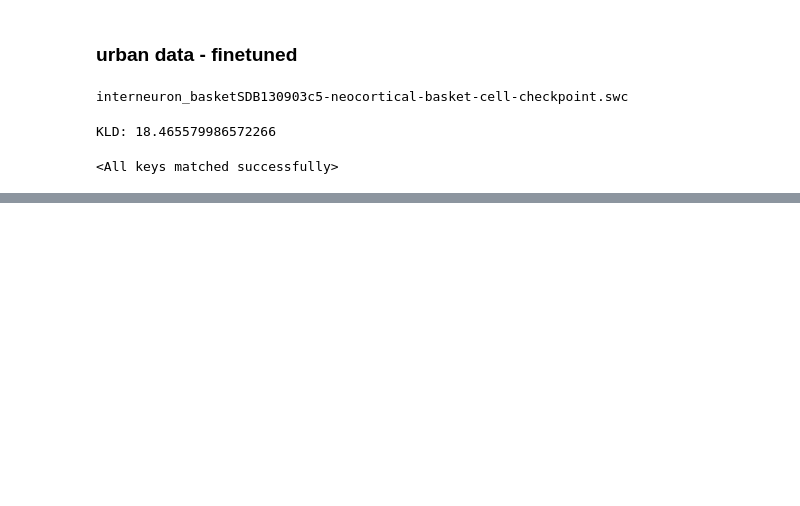
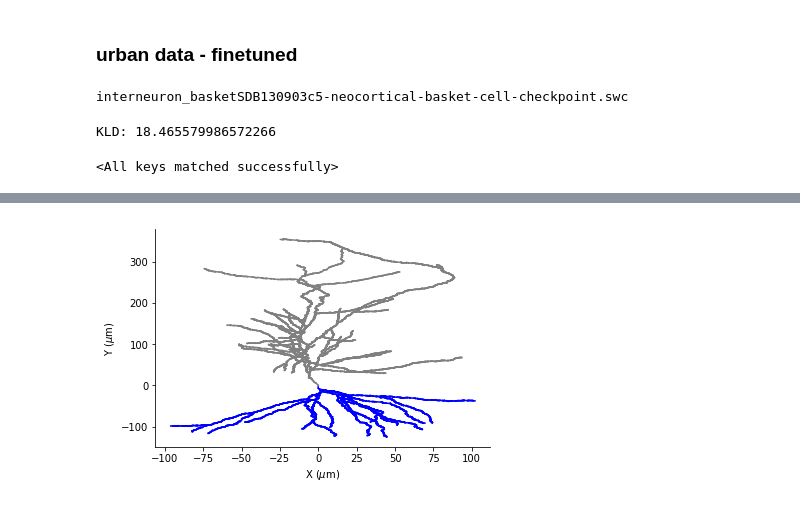
Before and after one commit to ellismith/morphvae, a Jupyter notebook: Cluster walks and sample neurons.ipynb, the cells around one changed output, grey strips where cells are left out. Drawn from its saved outputs; the diff is of its cells as text; code cells hidden in the pictures; blank space fills up the shorter version.

```diff
--- a/Cluster walks and sample neurons.ipynb
+++ b/Cluster walks and sample neurons.ipynb
@@ -806,0 +831,4 @@ KLD: 18.465579986572266
+# %%
+neurons[indices[ix]].draw_2D(projection='xy', dendrite_color='blue')
+# %% [output]
+[figure, added]
```
Also changed, not shown: parts of 18 cells of this notebook.
